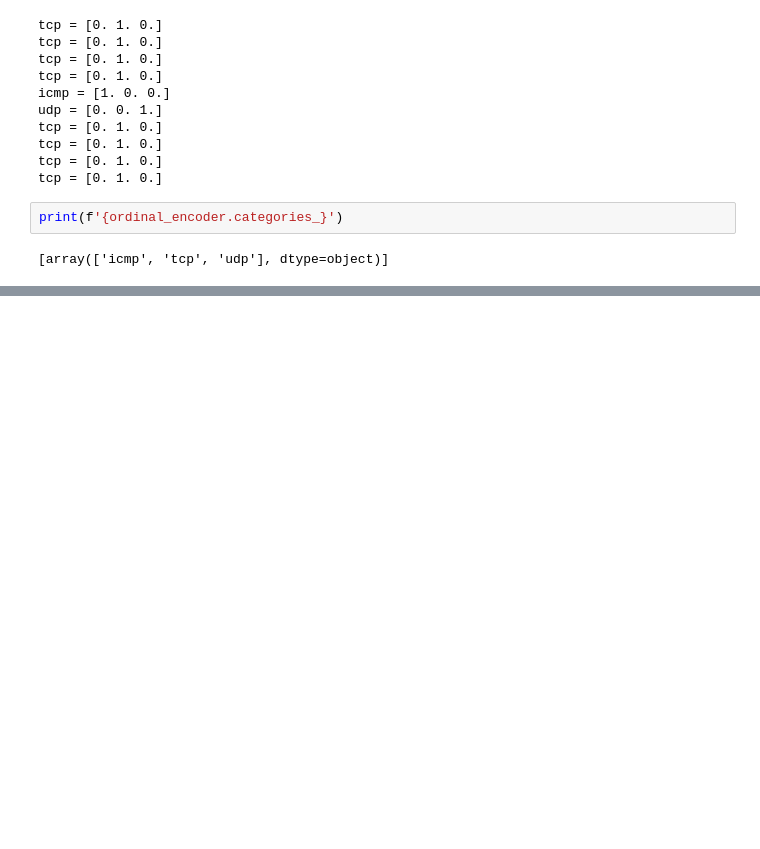
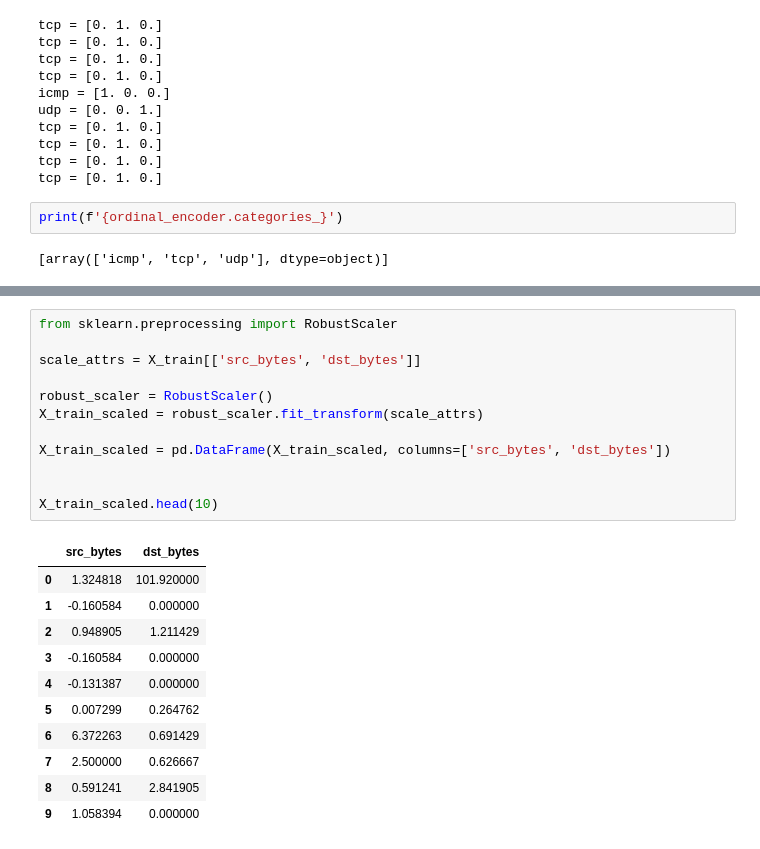
Before and after one commit to DiegoNoguez/Simulacion_Notebook, a Jupyter notebook: 08_Preparacion_del_DataSet.ipynb, the cells around one changed output, grey strips where cells are left out. Drawn from its saved outputs; the diff is of its cells as text; blank space fills up the shorter version.

```diff
--- a/08_Preparacion_del_DataSet.ipynb
+++ b/08_Preparacion_del_DataSet.ipynb
@@ -492,0 +534,24 @@ print(f'{ordinal_encoder.categories_}')
+# %%
+from sklearn.preprocessing import RobustScaler
+
+scale_attrs = X_train[['src_bytes', 'dst_bytes']]
+
+robust_scaler = RobustScaler()
+X_train_scaled = robust_scaler.fit_transform(scale_attrs)
+
+X_train_scaled = pd.DataFrame(X_train_scaled, columns=['src_bytes', 'dst_bytes'])
+
+
+X_train_scaled.head(10)
+# %% [output]
+|  | src_bytes | dst_bytes |
+| 0 | 1.324818 | 101.920000 |
+| 1 | -0.160584 | 0.000000 |
+| 2 | 0.948905 | 1.211429 |
+| 3 | -0.160584 | 0.000000 |
+| 4 | -0.131387 | 0.000000 |
+| 5 | 0.007299 | 0.264762 |
+| 6 | 6.372263 | 0.691429 |
+| 7 | 2.500000 | 0.626667 |
+| 8 | 0.591241 | 2.841905 |
+| 9 | 1.058394 | 0.000000 |
```
Also changed, not shown: parts of 8 cells of this notebook.
